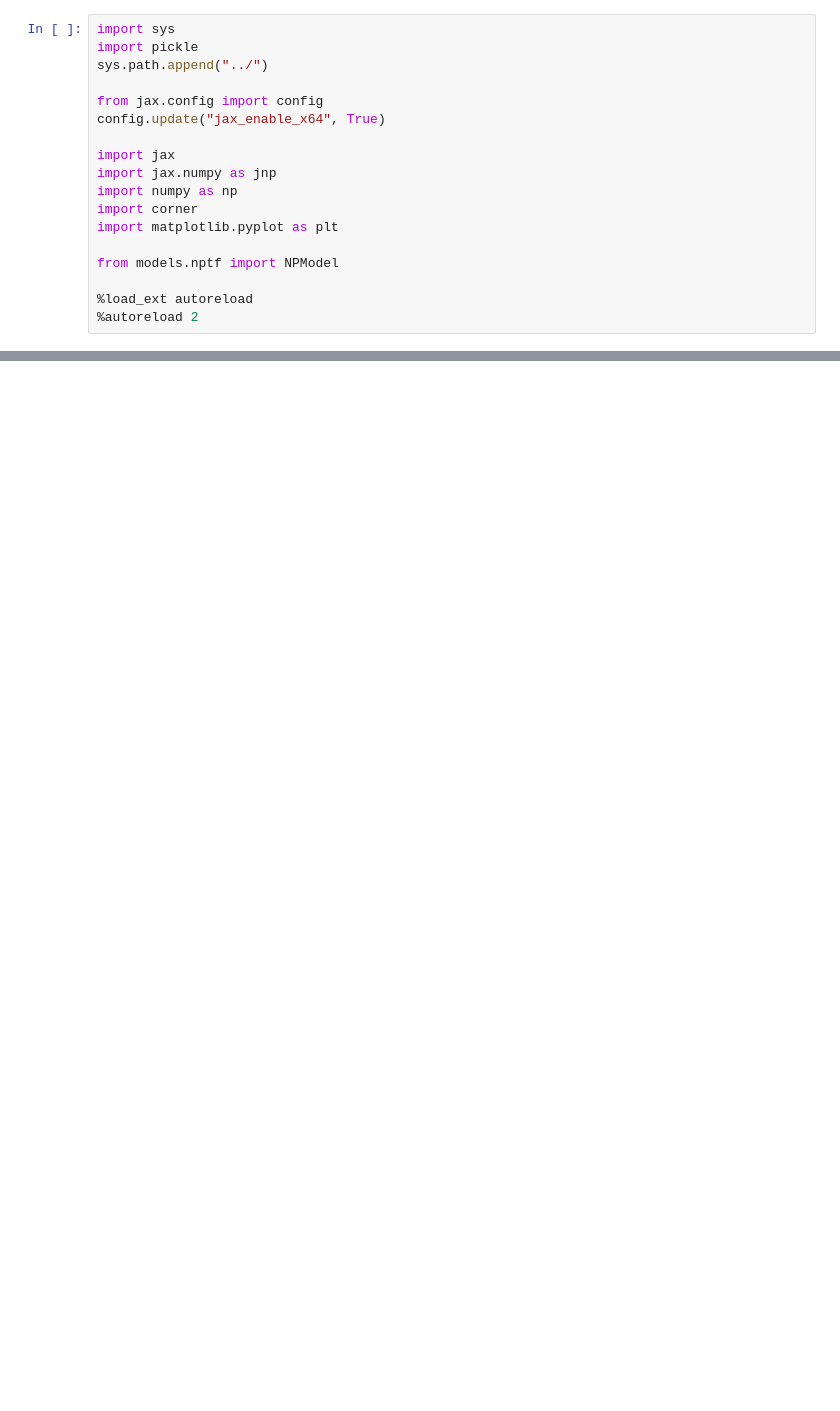
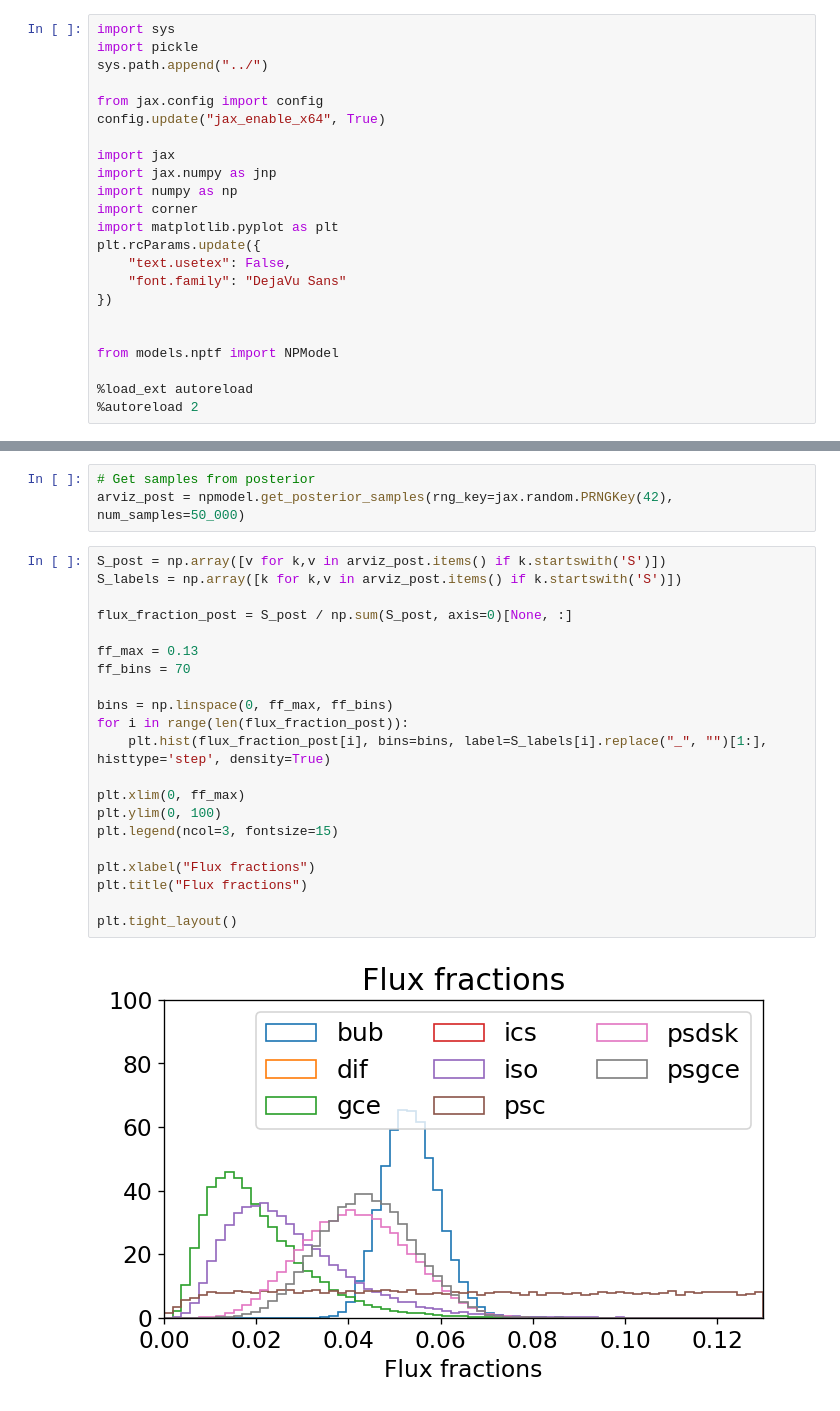
Before and after one commit to yitiansun/gce-prob-prog, a Jupyter notebook: notebooks/x_nptf.ipynb, the cells around one changed output, grey strips where cells are left out. Saved outputs shown, nothing was run; the diff lists cells and outputs as text; blank space fills up the shorter version.

```diff
--- a/notebooks/x_nptf.ipynb
+++ b/notebooks/x_nptf.ipynb
@@ -11,6 +13,11 @@ import jax.numpy as jnp
 import numpy as np
 import corner
 import matplotlib.pyplot as plt
+plt.rcParams.update({
+    "text.usetex": False,
+    "font.family": "DejaVu Sans"
+})
+
 
 from models.nptf import NPModel
 
@@ -32 +43,27 @@ Max photon count is 22
 svi_results = npmodel.fit_svi(rng_key=jax.random.PRNGKey(42), n_steps=5000)
+# %%
+# Get samples from posterior
+arviz_post = npmodel.get_posterior_samples(rng_key=jax.random.PRNGKey(42), num_samples=50_000)
+# %%
+S_post = np.array([v for k,v in arviz_post.items() if k.startswith('S')])
+S_labels = np.array([k for k,v in arviz_post.items() if k.startswith('S')])
+
+flux_fraction_post = S_post / np.sum(S_post, axis=0)[None, :]
+
+ff_max = 0.13
+ff_bins = 70
+
+bins = np.linspace(0, ff_max, ff_bins)
+for i in range(len(flux_fraction_post)):
+    plt.hist(flux_fraction_post[i], bins=bins, label=S_labels[i].replace("_", "")[1:], histtype='step', density=True)
+
+plt.xlim(0, ff_max)
+plt.ylim(0, 100)
+plt.legend(ncol=3, fontsize=15)
+
+plt.xlabel("Flux fractions")
+plt.title("Flux fractions")
+
+plt.tight_layout()
+# %% [output]
+[figure, added]
```
Also changed, not shown: parts of 4 cells of this notebook.
